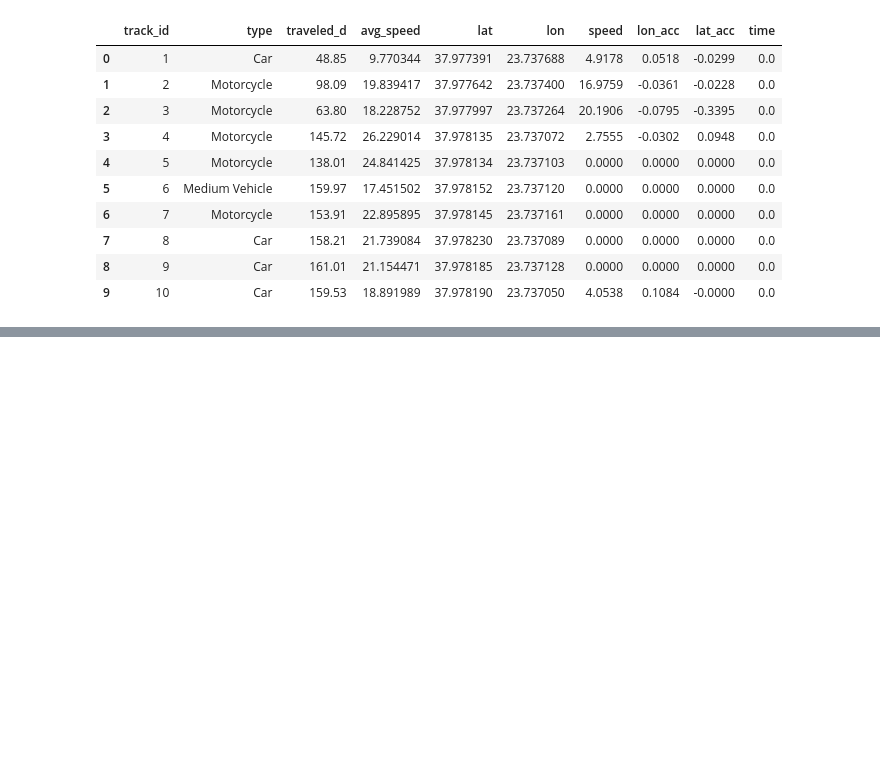
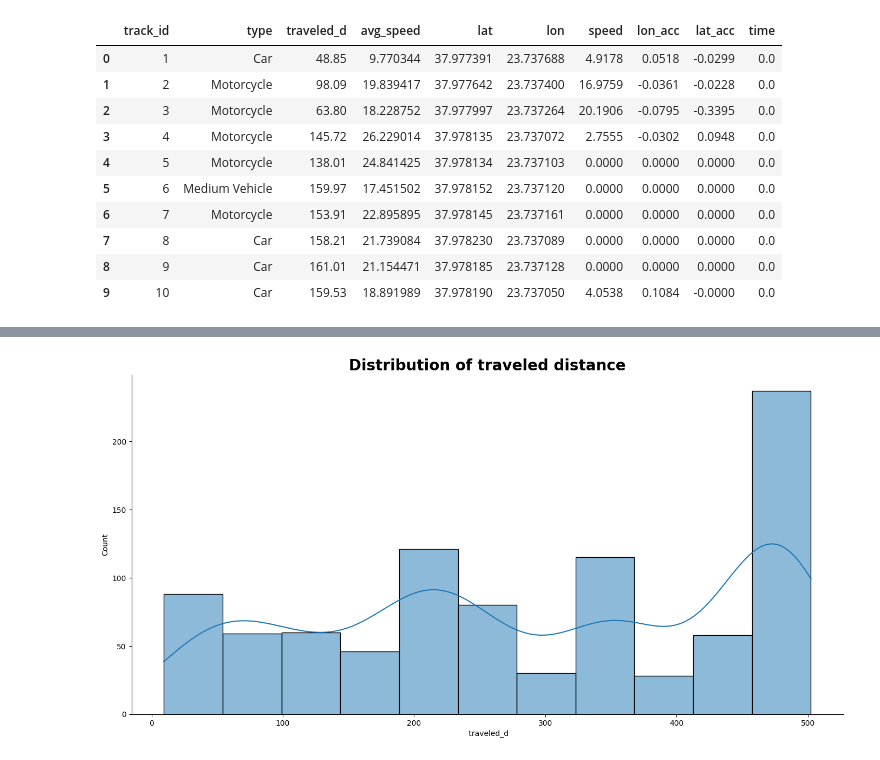
Before and after one commit to gelifatsy/Traffic-DataWareHouse-dbt-airflow, a Jupyter notebook: Notebook/raw_data.ipynb, the cells around one changed output, grey strips where cells are left out. Cells and saved outputs as stored; diff of their text form; code cells hidden in the pictures; blank space fills up the shorter version.

```diff
--- a/Notebook/raw_data.ipynb
+++ b/Notebook/raw_data.ipynb
@@ -17,0 +47,7 @@ data.head(10)
+# %%
+sns.displot(data=data, x=" traveled_d",
+                    kde=True, height=7, aspect=2)
+plt.title(f'Distribution of traveled distance', size=20, fontweight='bold')
+plt.show()
+# %% [output]
+[figure, added]
```
Also changed, not shown: parts of 6 cells of this notebook.
